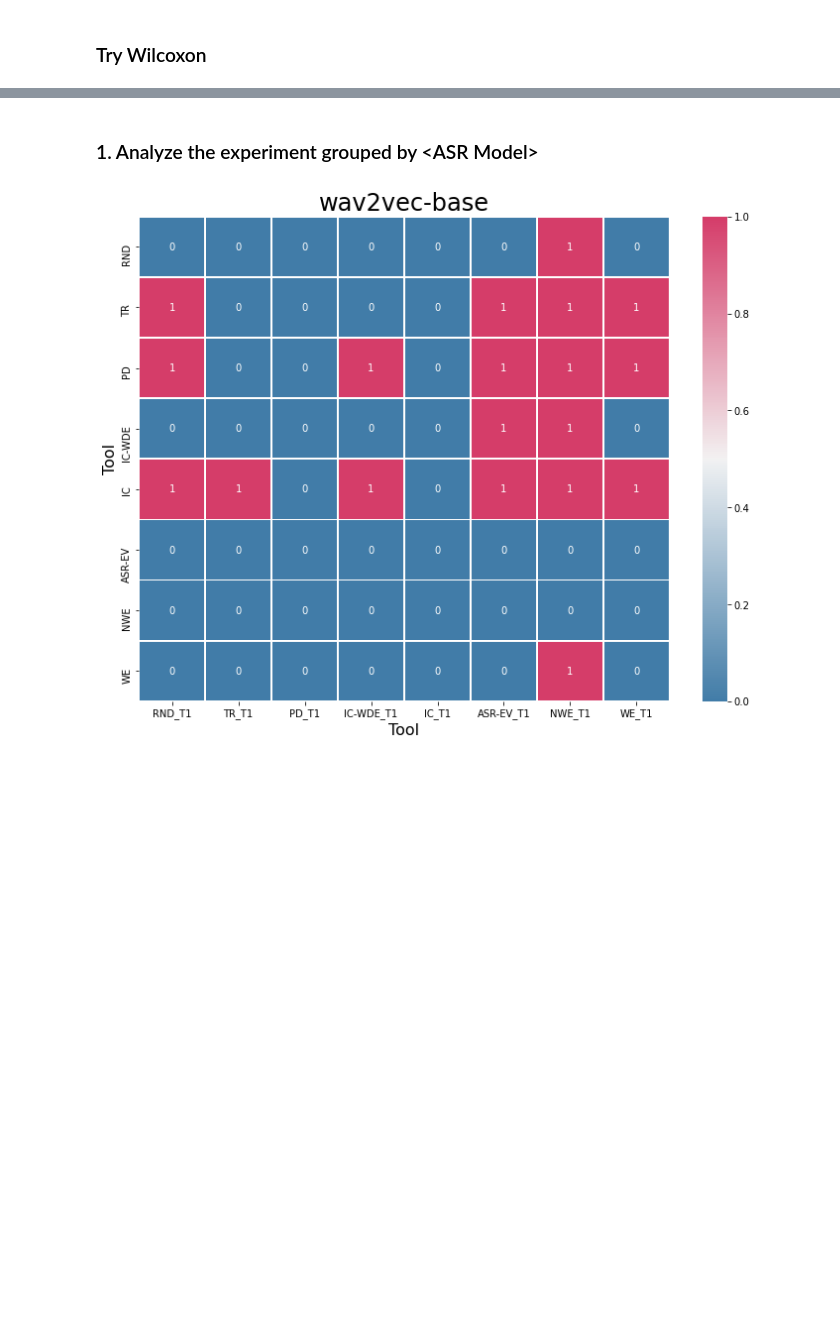
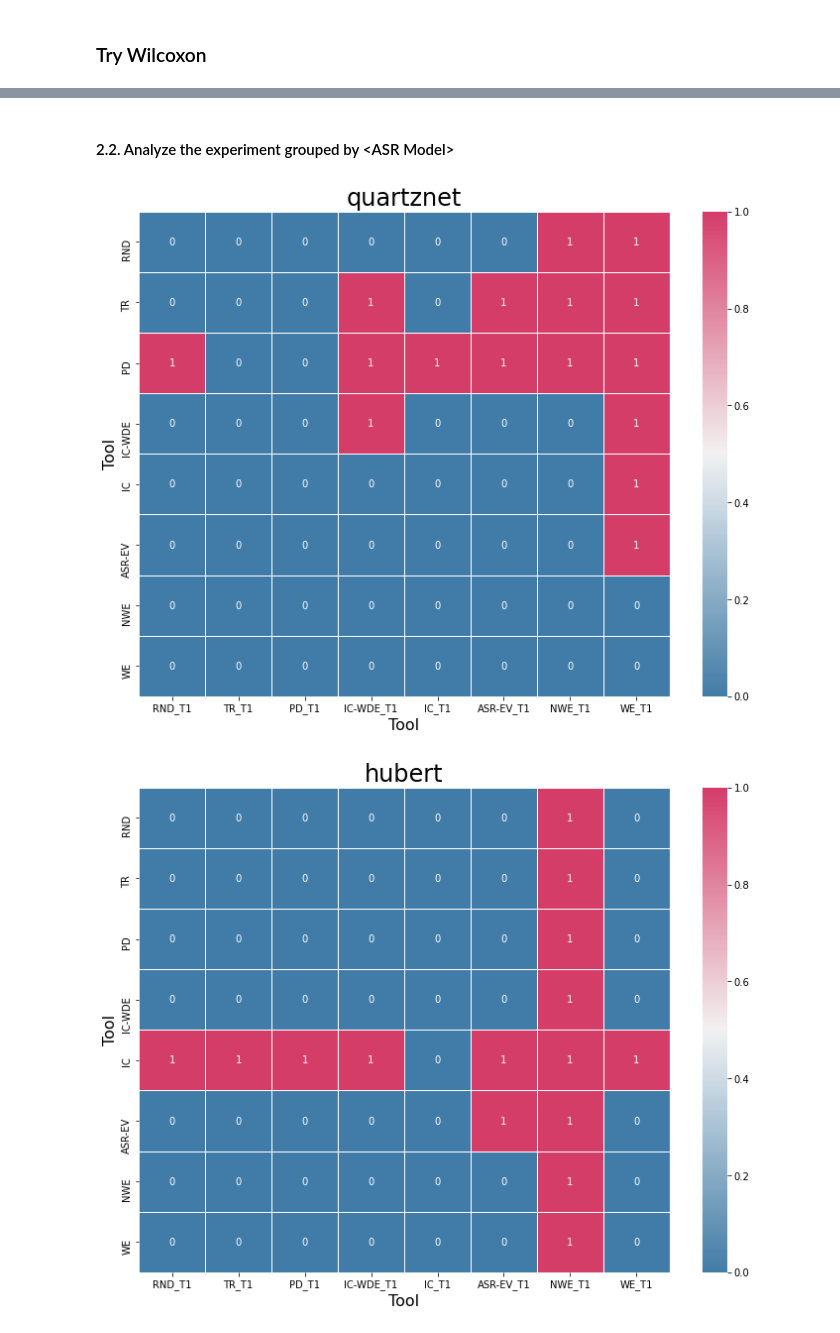
Before and after one commit to yangzhou6666/ASRProphet, a Jupyter notebook: wilcoxon-signed-rank-test.ipynb, the cells around one changed output, grey strips where cells are left out. Cells and saved outputs as stored; diff of their text form; code cells hidden in the pictures; blank space fills up the shorter version.

Commit message:
refactor(analyze-RQ2): add grouping by asr

```diff
--- a/wilcoxon-signed-rank-test.ipynb
+++ b/wilcoxon-signed-rank-test.ipynb
@@ -18,7 +24,5 @@ pd.options.display.float_format = '{:,.3f}'.format
 # %%
 d = [6, 8, 14, 16, 23, 24, 28, 29, 41, -48, 49, 56, 60, -67, 75]
 d = [6, 8, 14, 16, 23, 24, 28, 29, 41, 49, 56, 60, 75]
-w, p = wilcoxon(d, alternative='greater')
-w, p = wilcoxon(d)
-p
+scipy.stats.wilcoxon(d, alternative='greater')
 # %% [output]
@@ -79,51 +127,39 @@ def plot_heatmap(metrics, title, cmap, fpath, vmin, vmax, annot=True):
 # %% [markdown]
-### 1. Analyze the experiment grouped by \<ASR Model\>
+#### 2.2. Analyze the experiment grouped by \<ASR Model\>
 # %%
-def get_wer_result(df):
-    arr = list(df["WER_Seed1"]) + list(df["WER_Seed2"]) + list(df["WER_Seed3"])
-    assert len(arr) == 3 * len(df["WER_Seed1"])
-    assert len(arr) == 3 * len(df["WER_Seed2"])
-    assert len(arr) == 3 * len(df["WER_Seed3"])
-    return arr
-
-
-
-
 values = {}
 
-for tool_1 in tools:
-    values[short_names[tool_1]+"_T1"] = {}
-    for tool_2 in tools :
+for asr in asrs:
+    for tool_1 in tools:
+        values[short_names[tool_1]+"_T1"] = {}
+        for tool_2 in tools :
 
-        if tool_1 == tool_2:
-            values[short_names[tool_1]+"_T1"][short_names[tool_2]] = 0
-        else :
-            arr_1 = []
-            arr_2 = []
-            for asr in asrs:
+            if tool_1 == tool_2:
+                values[short_names[tool_1]+"_T1"][short_names[tool_2]] = 0
+            else :
+                arr_1 = []
+                arr_2 = []
                 for dataset in datasets :
                     arr_1 += get_wer_result(res[asr][dataset][tool_1])
                     arr_2 += get_wer_result(res[asr][dataset][tool_2])
 
             w, p = scipy.stats.wilcoxon(
                 arr_1, arr_2, alternative='less')
             # we would reject the null hypothesis at a confidence level of 5%
             if p < 0.05:
                 values[short_names[tool_1]+"_T1"][short_names[tool_2]] = 1
             else :
                 values[short_names[tool_1]+"_T1"][short_names[tool_2]] = 0
 
-# print(values)
+    df = pd.DataFrame(data=values)
 
-df = pd.DataFrame(data=values)
-# print(df)
+    fpath = f"result/plot/RQ2/significance_difference_grouped_by_<ASR>-{asr}.png"
+    os.makedirs(os.path.dirname(fpath), exist_ok=True)
 
-os.makedirs("result/plot/", exist_ok=True)
-path = f"result/plot/significance_difference_{asr}.png"
 
-# Generate a custom diverging colormap
-cmap = sns.diverging_palette(h_neg=240, h_pos=0, s=75, l=50, n=1, as_cmap=True)
-# plot_heatmap(sorted_acc, cmap, path, 0, 1)
-plot_heatmap(df, asr, cmap, path, 0, 1)
+    # Generate a custom diverging colormap
+    cmap = sns.diverging_palette(h_neg=240, h_pos=0, s=75, l=50, n=1, as_cmap=True)
+    plot_heatmap(df, asr, cmap, fpath, 0, 1)
 # %% [output]
-[figure, old version]
+[figure, new version]
+[figure, added]
```
Also changed, not shown: parts of 10 cells of this notebook.
